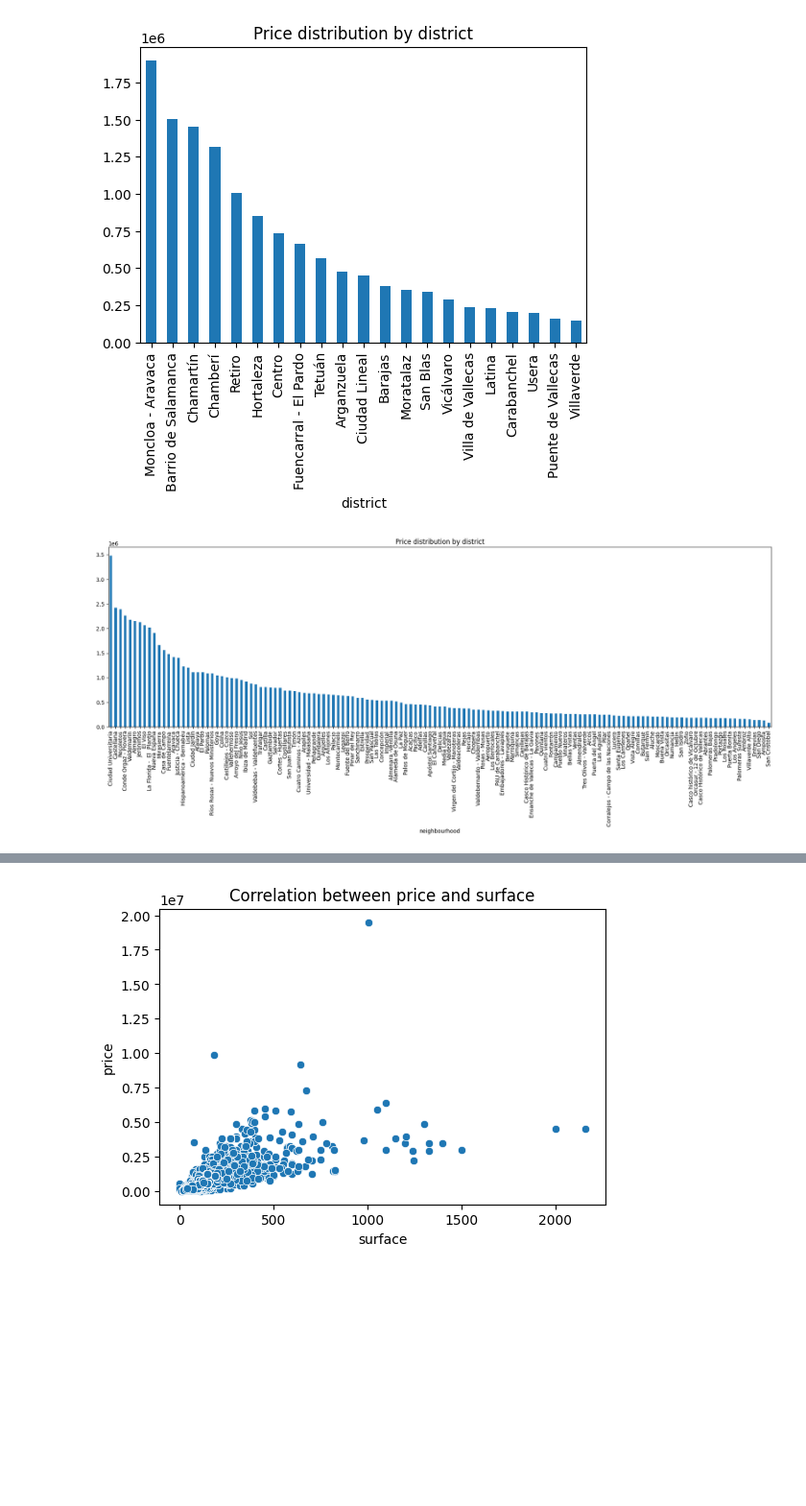
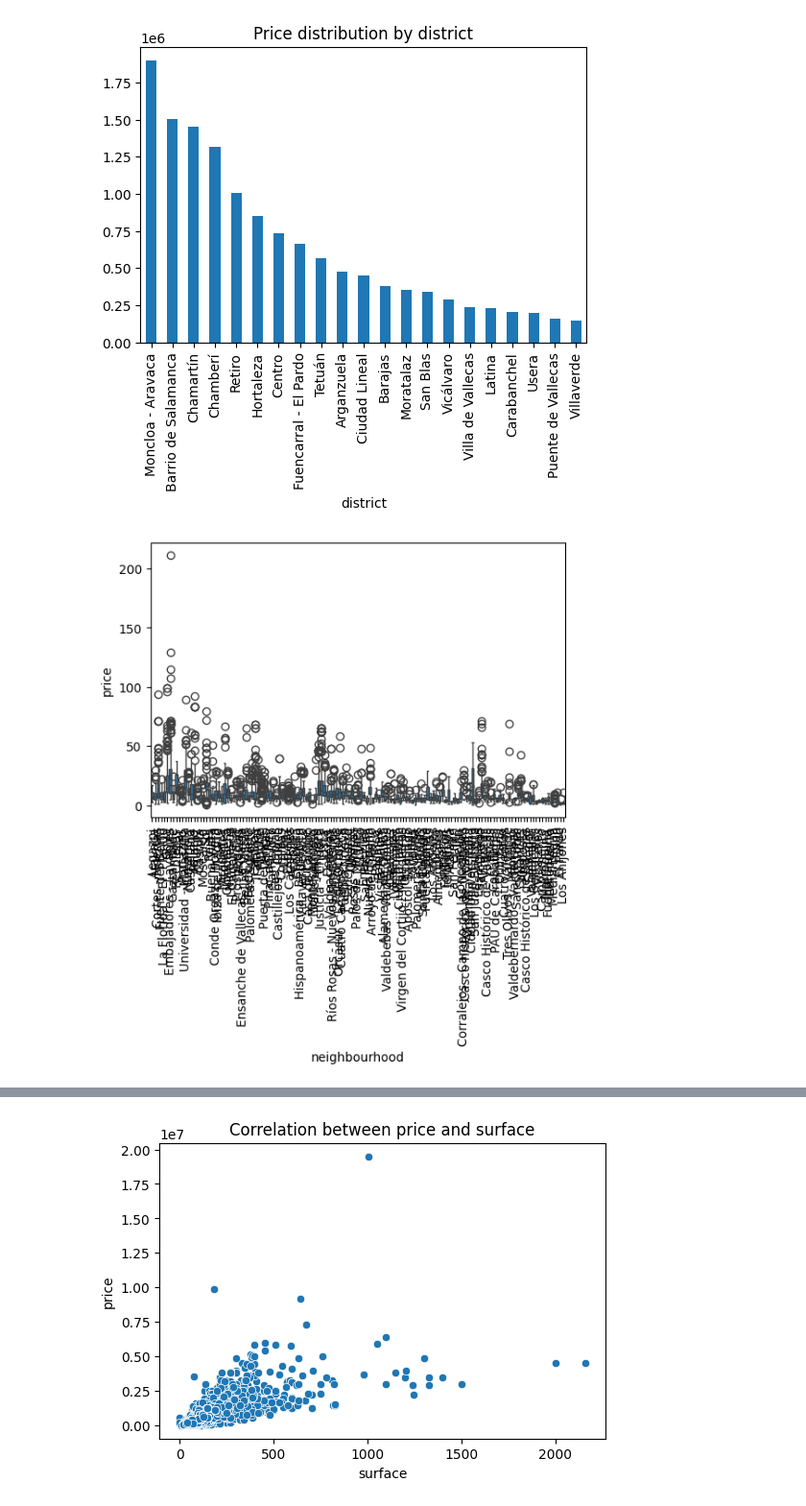
Before and after one commit to fernandez-a/House-price-predictor, a Jupyter notebook: notebooks/00_housing_data_exploration.ipynb, the cells around one changed output, grey strips where cells are left out. Shown at 96% size. Drawn from its saved outputs; the diff is of its cells as text; code cells hidden in the pictures; blank space fills up the shorter version.

```diff
--- a/notebooks/00_housing_data_exploration.ipynb
+++ b/notebooks/00_housing_data_exploration.ipynb
@@ -98,16 +101,21 @@ df_housing.groupby(by='district')['price'].mean().sort_values(ascending=False).p
 plt.show()
 # %% [output]
 [figure]
-# %%
-fig = plt.figure(figsize=(22, 6))
-
-plt.title('Price distribution by district')
-df_housing.groupby(by='neighbourhood')['price'].mean().sort_values(ascending=False).plot(kind='bar')
-
-plt.xticks(rotation=90)
-plt.show()
-# %% [output]
-[figure, removed]
+# %%
+property_count = df_housing.groupby('neighbourhood')['price'].count()
+
+mean_price = df_housing.groupby('neighbourhood')['price'].mean()
+
+normalized_prices = mean_price / property_count.apply(np.sqrt)
+
+df_housing['price'] = df_housing['price'] / df_housing['neighbourhood'].map(normalized_prices)
+
+fig = plt.figure(figsize=(6, 4))
+sns.boxplot(x='neighbourhood', y='price', data=df_housing)
+plt.xticks(rotation=90)
+plt.show()
+# %% [output]
+[figure, added]
 # %%
 df_copy = df_housing[df_housing['surface'] != 0.0].reset_index(drop=True)
 print(df_copy['surface'].describe())
```
Also changed, not shown: parts of 6 cells of this notebook, 1 other file.
